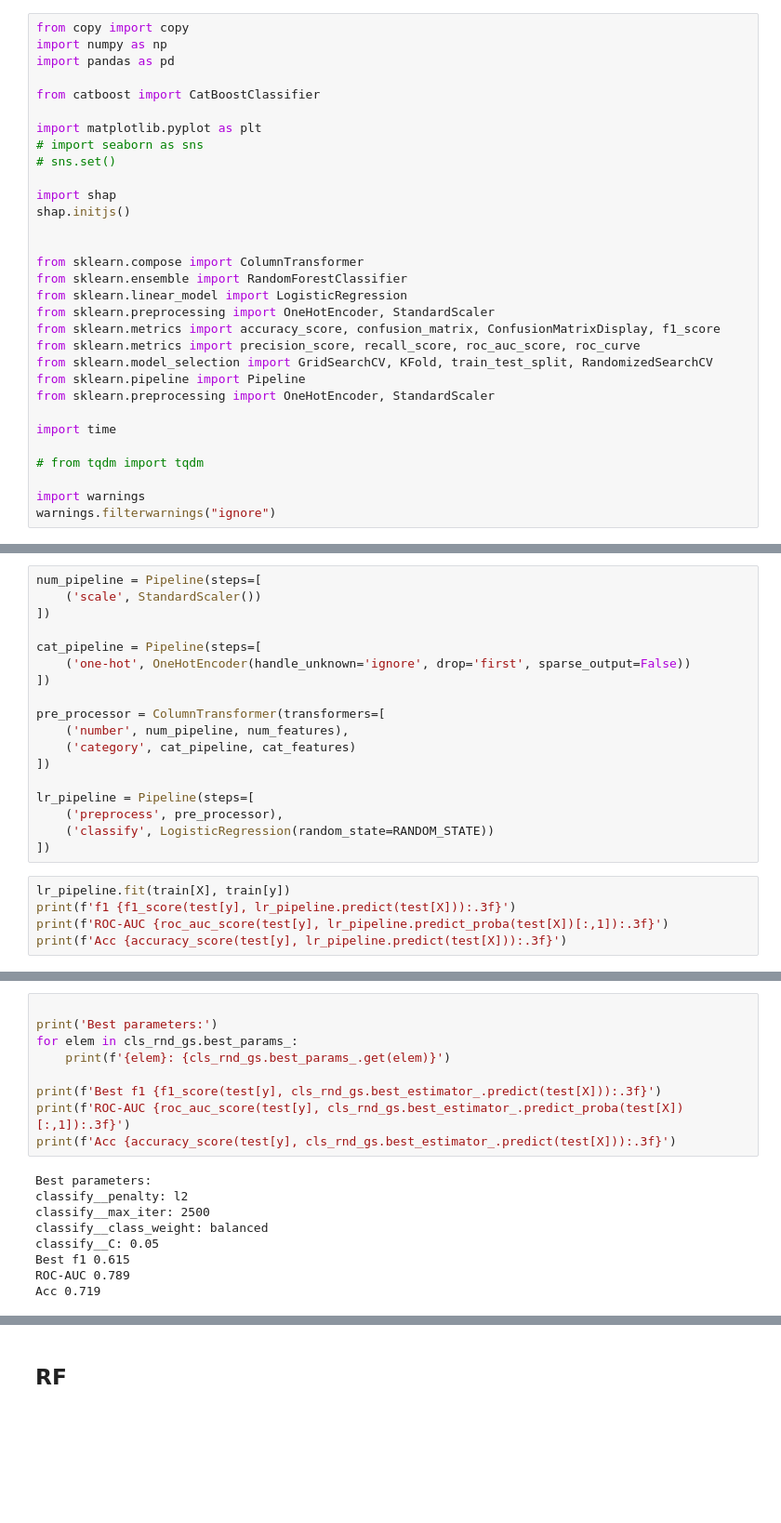
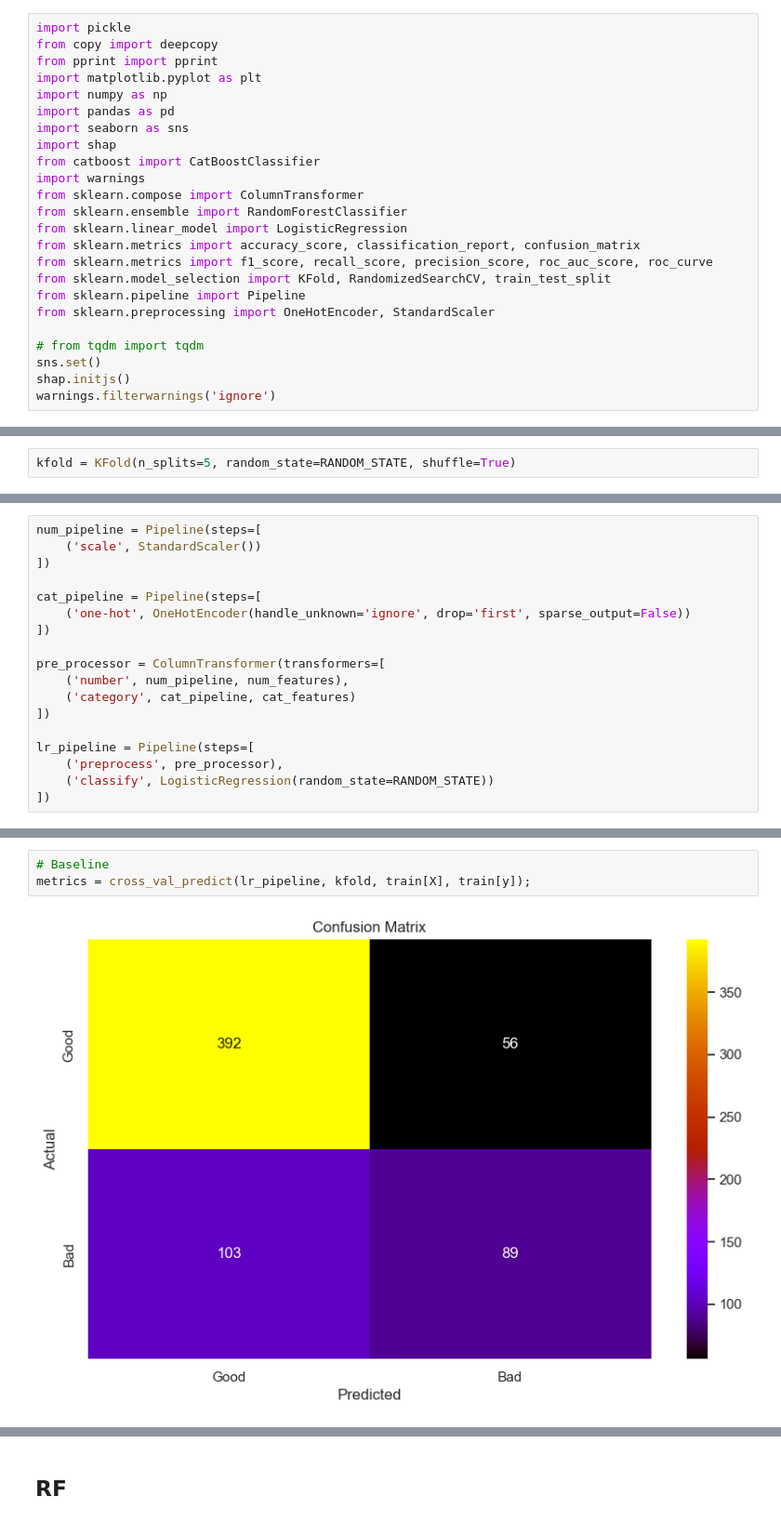
Before and after one commit to Shilenkovv/Credit_risk, a Jupyter notebook: notebooks/train.ipynb, the cells around one changed output, grey strips where cells are left out. Shown: that part at 93% size. Drawn from its saved outputs; the diff is of its cells as text; blank space fills up the shorter version.

Commit message:
third train commit

```diff
--- a/notebooks/train.ipynb
+++ b/notebooks/train.ipynb
@@ -1,34 +1,27 @@
 # %%
-from copy import copy
+import pickle
+from copy import deepcopy
+from pprint import pprint
+import matplotlib.pyplot as plt
 import numpy as np
 import pandas as pd
-
+import seaborn as sns
+import shap
 from catboost import CatBoostClassifier
-
-import matplotlib.pyplot as plt
-# import seaborn as sns
-# sns.set()
-
-import shap
-shap.initjs()
-
-
+import warnings
 from sklearn.compose import ColumnTransformer
 from sklearn.ensemble import RandomForestClassifier
 from sklearn.linear_model import LogisticRegression
-from sklearn.preprocessing import OneHotEncoder, StandardScaler
-from sklearn.metrics import accuracy_score, confusion_matrix, ConfusionMatrixDisplay, f1_score
-from sklearn.metrics import precision_score, recall_score, roc_auc_score, roc_curve
-from sklearn.model_selection import GridSearchCV, KFold, train_test_split, RandomizedSearchCV
+from sklearn.metrics import accuracy_score, classification_report, confusion_matrix
+from sklearn.metrics import f1_score, recall_score, precision_score, roc_auc_score, roc_curve
+from sklearn.model_selection import KFold, RandomizedSearchCV, train_test_split
 from sklearn.pipeline import Pipeline
 from sklearn.preprocessing import OneHotEncoder, StandardScaler
 
-import time
-
 # from tqdm import tqdm
-
-import warnings
-warnings.filterwarnings("ignore")
+sns.set()
+shap.initjs()
+warnings.filterwarnings('ignore')
 # %% [output]
 [interactive output not drawn]
 # %%
@@ -88,0 +61,2 @@ X_ohe = train_ohe.drop('target', axis=1).columns
+# %%
+kfold = KFold(n_splits=5, random_state=RANDOM_STATE, shuffle=True)
@@ -106,8 +230,3 @@ lr_pipeline = Pipeline(steps=[
     ('preprocess', pre_processor),
     ('classify', LogisticRegression(random_state=RANDOM_STATE))
 ])
-# %%
-lr_pipeline.fit(train[X], train[y])
-print(f'f1 {f1_score(test[y], lr_pipeline.predict(test[X])):.3f}')
-print(f'ROC-AUC {roc_auc_score(test[y], lr_pipeline.predict_proba(test[X])[:,1]):.3f}')
-print(f'Acc {accuracy_score(test[y], lr_pipeline.predict(test[X])):.3f}')
@@ -161,18 +233,5 @@ print()
-# %%
-
-print('Best parameters:')
-for elem in cls_rnd_gs.best_params_:
-    print(f'{elem}: {cls_rnd_gs.best_params_.get(elem)}')
-
-print(f'Best f1 {f1_score(test[y], cls_rnd_gs.best_estimator_.predict(test[X])):.3f}')
-print(f'ROC-AUC {roc_auc_score(test[y], cls_rnd_gs.best_estimator_.predict_proba(test[X])[:,1]):.3f}')
-print(f'Acc {accuracy_score(test[y], cls_rnd_gs.best_estimator_.predict(test[X])):.3f}')
-# %% [output]
-Best parameters:
-classify__penalty: l2
-classify__max_iter: 2500
-classify__class_weight: balanced
-classify__C: 0.05
-Best f1 0.615
-ROC-AUC 0.789
-Acc 0.719
+# %%
+# Baseline
+metrics = cross_val_predict(lr_pipeline, kfold, train[X], train[y]);
+# %% [output]
+[figure, added]
```
Also changed, not shown: parts of 34 cells of this notebook, 3 other files.
